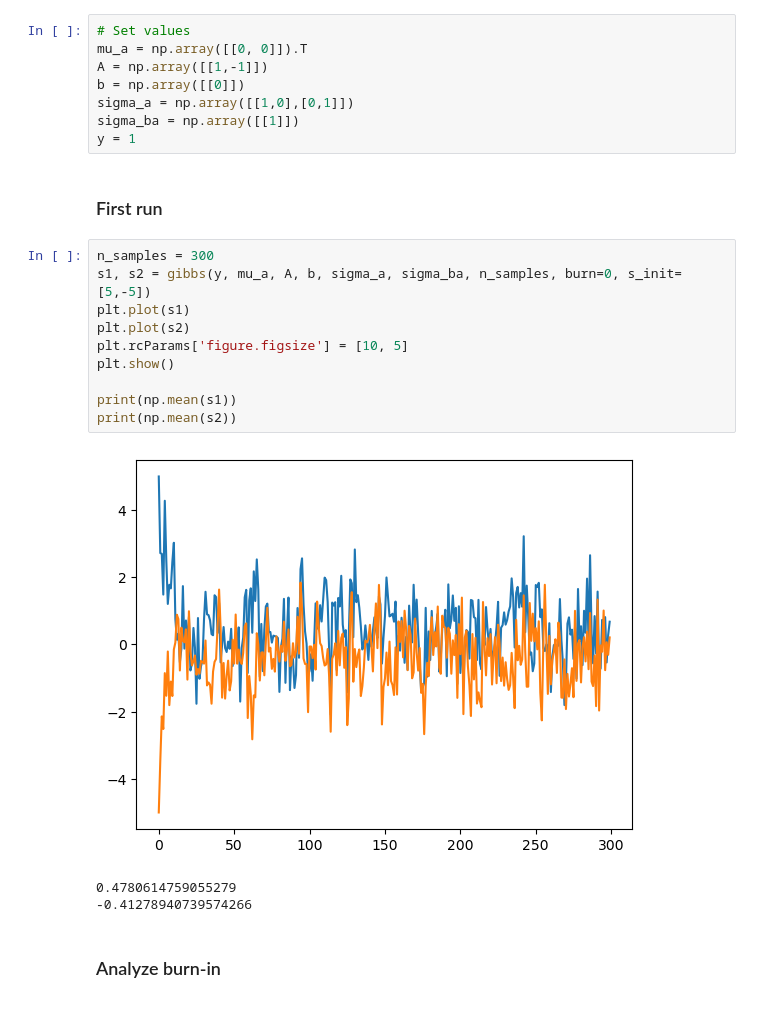
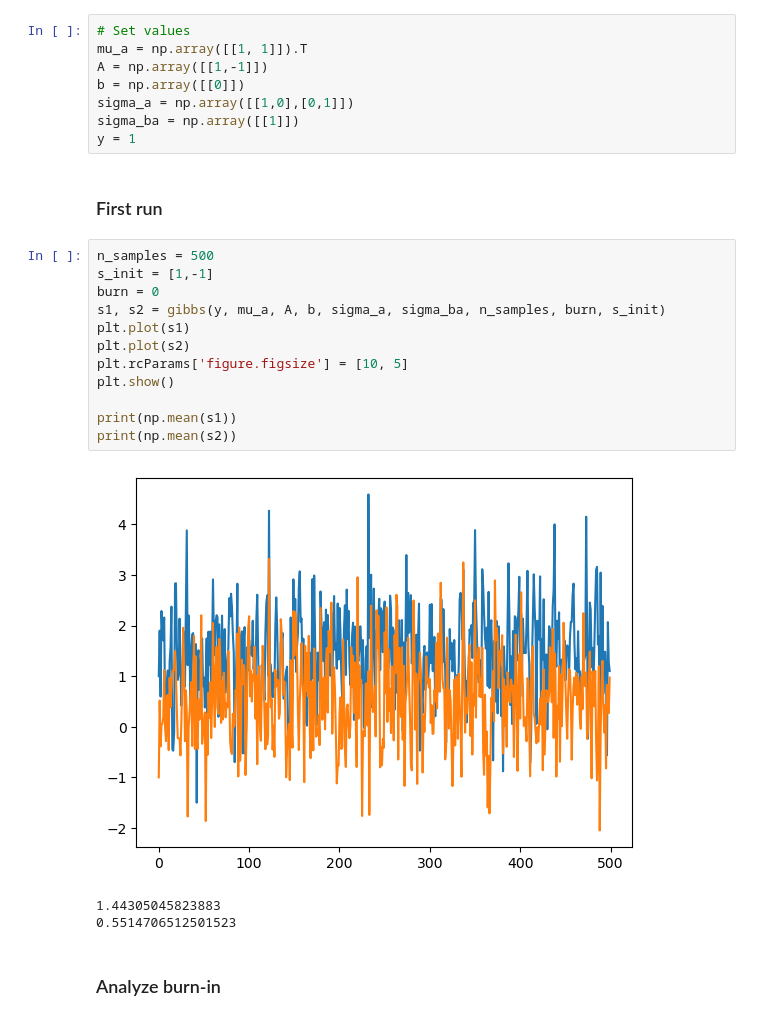
Before and after one commit to emiresenov/APML, a Jupyter notebook: Project.ipynb, the cells around one changed output. Cells and saved outputs as stored; diff of their text form.

```diff
--- a/Project.ipynb
+++ b/Project.ipynb
@@ -51,7 +51,7 @@ def gibbs(y, mu_a, A, b, sigma_a, sigma_ba, n_samples, burn, s_init):
     return s1_samples[burn:], s2_samples[burn:]
 # %%
 # Set values
-mu_a = np.array([[0, 0]]).T
+mu_a = np.array([[1, 1]]).T
 A = np.array([[1,-1]])
 b = np.array([[0]])
 sigma_a = np.array([[1,0],[0,1]])
@@ -60,19 +60,21 @@ y = 1
 # %% [markdown]
 ### First run
 # %%
-n_samples = 300
-s1, s2 = gibbs(y, mu_a, A, b, sigma_a, sigma_ba, n_samples, burn=0, s_init=[5,-5])
+n_samples = 500
+s_init = [1,-1]
+burn = 0
+s1, s2 = gibbs(y, mu_a, A, b, sigma_a, sigma_ba, n_samples, burn, s_init)
 plt.plot(s1)
 plt.plot(s2)
 plt.rcParams['figure.figsize'] = [10, 5]
 plt.show()
 
 print(np.mean(s1))
 print(np.mean(s2))
 # %% [output]
-[figure, old version]
+[figure, new version]
-0.4780614759055279
--0.41278940739574266
+1.44305045823883
+0.5514706512501523
 # %% [markdown]
 ### Analyze burn-in
 # %%
```
Also changed, not shown: parts of 5 cells of this notebook.
